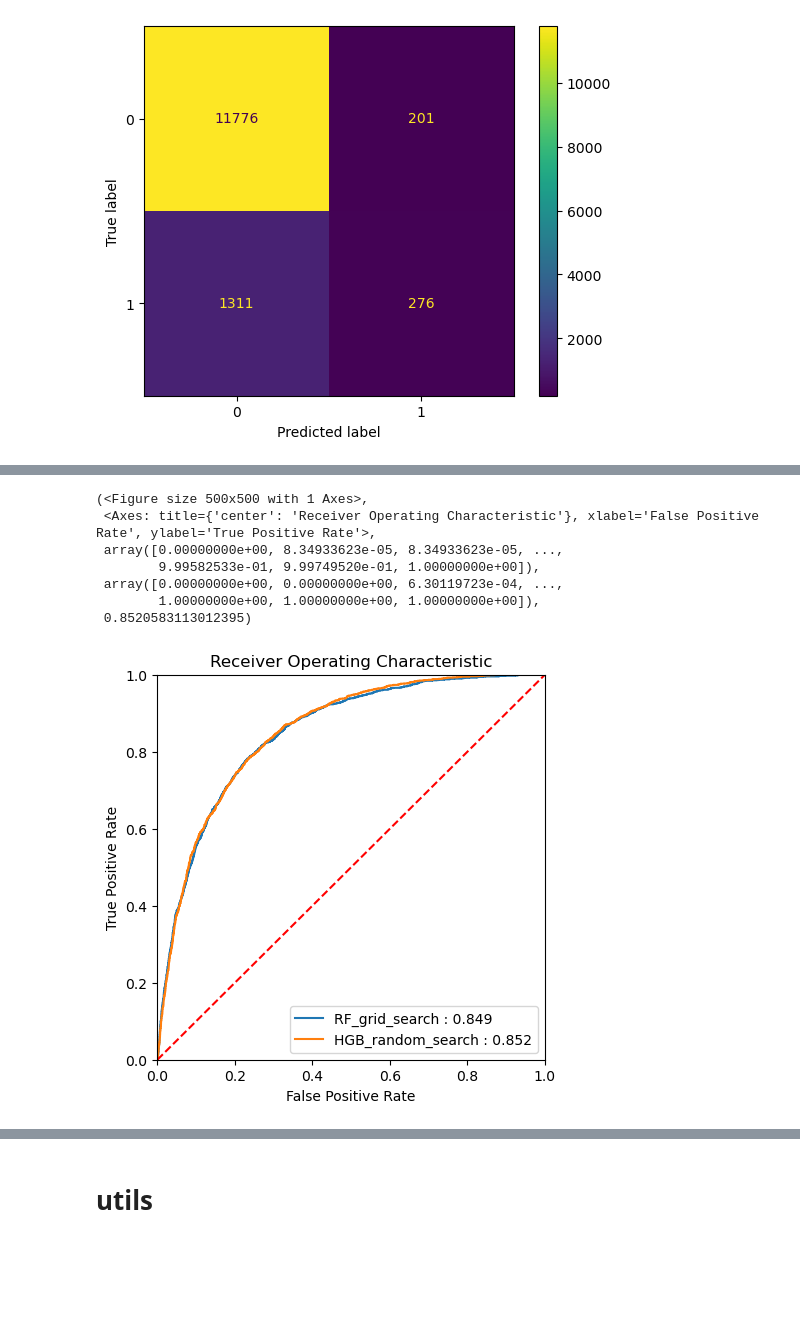
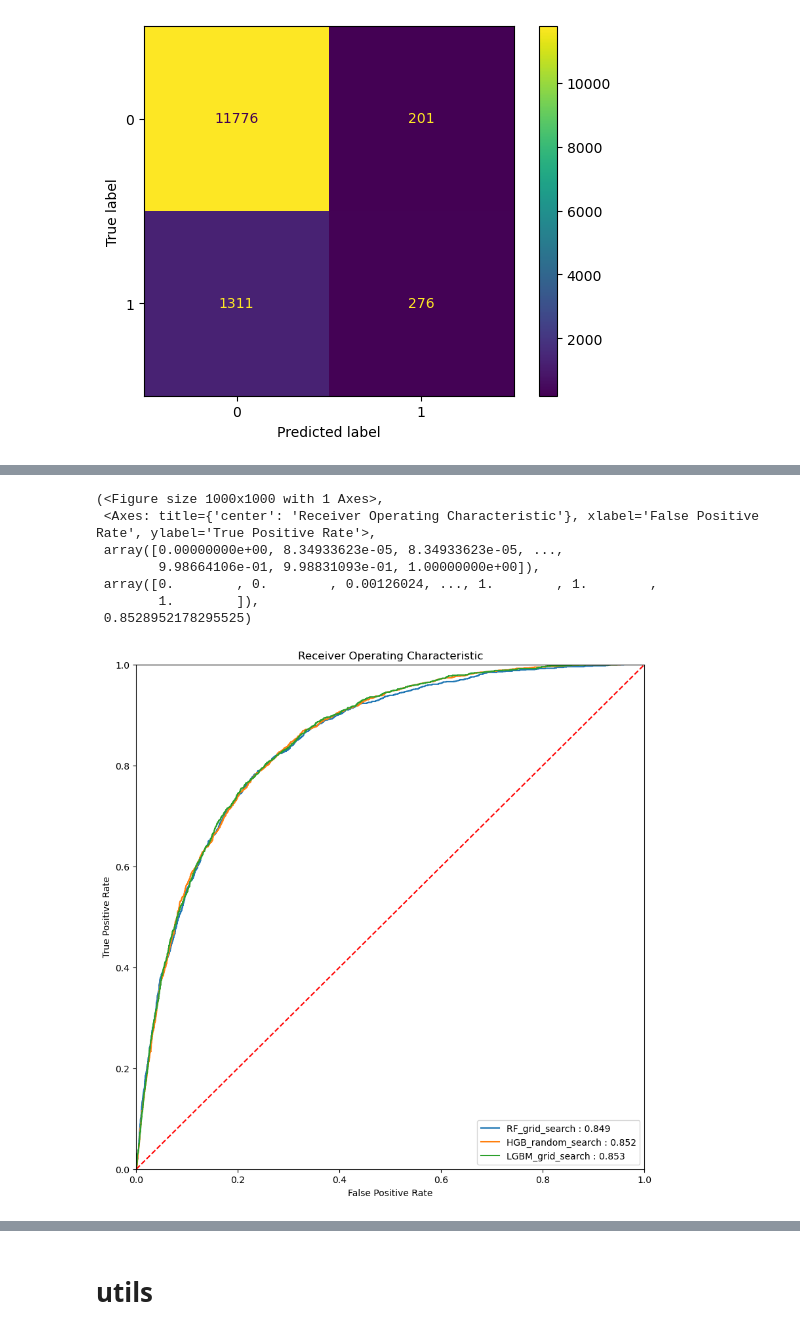
Before and after one commit to zhang-shizhe/Bank-Marketing-Campaigns-Prediction-and-Analysis, a Jupyter notebook: new.ipynb, the cells around one changed output, grey strips where cells are left out. Cells and saved outputs as stored; diff of their text form; code cells hidden in the pictures; blank space fills up the shorter version.

```diff
--- a/new.ipynb
+++ b/new.ipynb
@@ -463,3 +458,0 @@ accuracy_score(y_test, RF_grid_search.predict(X_test))
-# %%
-HGB.fit(X_train, y_train)
-accuracy_score(y_test, HGB.predict(X_test))
@@ -513,13 +587,14 @@ weighted avg     0.8622    0.8885    0.8610     13564
 # %%
 model_dict = {'RF_grid_search': RF_grid_search,
-              'HGB_random_search': HGB_random_search}
-compute_and_plot_roc_curve(X_test, y_test, **model_dict)
+              'HGB_random_search': HGB_random_search,
+              'LGBM_grid_search': LGBM_grid_search}
+compute_and_plot_roc_curve(X_test, y_test, figsize=(10,10), **model_dict)
 # %% [output]
-(<Figure size 500x500 with 1 Axes>,
+(<Figure size 1000x1000 with 1 Axes>,
  <Axes: title={'center': 'Receiver Operating Characteristic'}, xlabel='False Positive Rate', ylabel='True Positive Rate'>,
  array([0.00000000e+00, 8.34933623e-05, 8.34933623e-05, ...,
-        9.99582533e-01, 9.99749520e-01, 1.00000000e+00]),
- array([0.00000000e+00, 0.00000000e+00, 6.30119723e-04, ...,
-        1.00000000e+00, 1.00000000e+00, 1.00000000e+00]),
- 0.8520583113012395)
+        9.98664106e-01, 9.98831093e-01, 1.00000000e+00]),
+ array([0.        , 0.        , 0.00126024, ..., 1.        , 1.        ,
+        1.        ]),
+ 0.8528952178295525)
-[figure, old version]
+[figure, new version]
```
Also changed, not shown: parts of 25 cells of this notebook.
